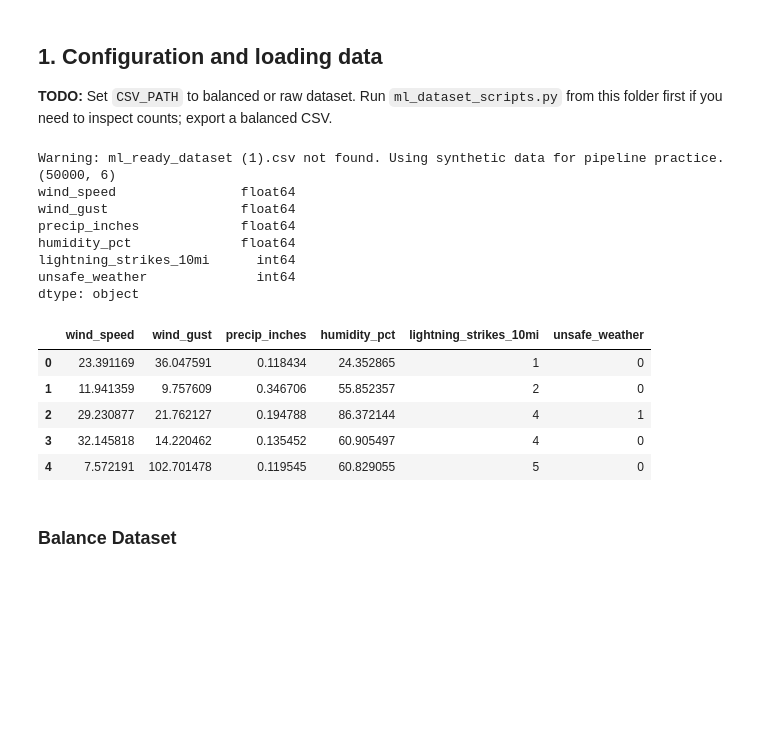
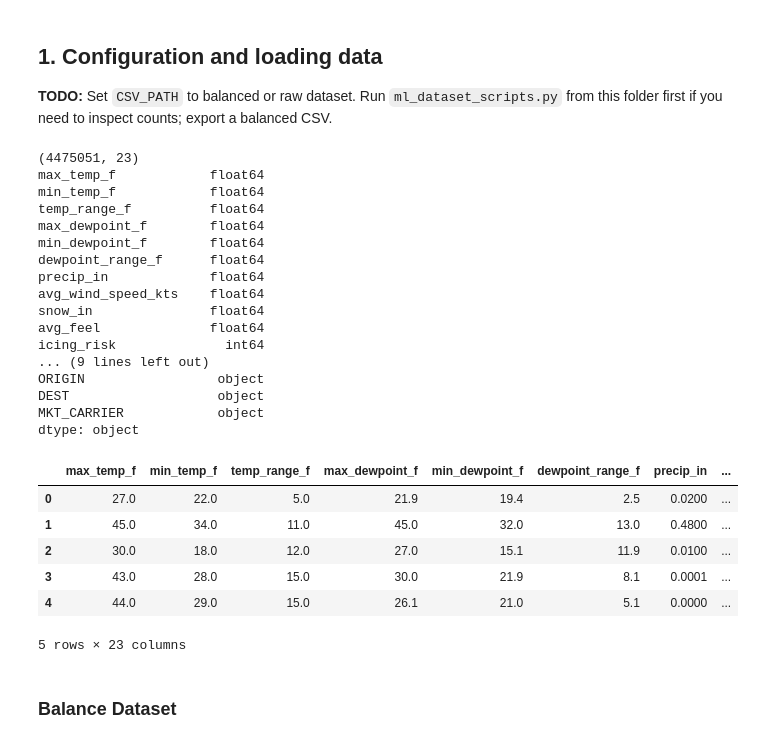
Before and after one commit to ufswe/teamtech25-26, a Jupyter notebook: backend/calculations/knn_weather_risk.ipynb, the cells around one changed output. Cells and saved outputs as stored; diff of their text form; code cells hidden in the pictures; blank space fills up the shorter version.

```diff
--- a/backend/calculations/knn_weather_risk.ipynb
+++ b/backend/calculations/knn_weather_risk.ipynb
@@ -57,49 +51,58 @@ Note: you may need to restart the kernel to use updated packages.
 **TODO:** Set `CSV_PATH` to balanced or raw dataset. Run `ml_dataset_scripts.py` from this folder first if you need to inspect counts; export a balanced CSV.
 # %%
 # Path relative to this notebook (usually backend/calculations)
-CSV_PATH = Path("ml_ready_dataset (1).csv")
+CSV_PATH = Path("ml_ready_dataset.csv")
 #print(Path("ml_ready_dataset (1).csv"))
 
 
 #If the file is missing, create a tiny synthetic dataset
 if not CSV_PATH.is_file():
     print(f"Warning: {CSV_PATH} not found. Using synthetic data for pipeline practice.")
     rng = np.random.default_rng(42)
     n = 50000
     df = pd.DataFrame(
         {
             "wind_speed": rng.lognormal(3, 0.5, n),
             "wind_gust": rng.lognormal(3.2, 0.5, n),
             "precip_inches": rng.exponential(0.1, n),
             "humidity_pct": rng.uniform(20, 100, n),
             "lightning_strikes_10mi": rng.poisson(2, n),
             "unsafe_weather": rng.choice([0, 1], n, p=[0.85, 0.15]),
         }
     )
 else:
 
     df = pd.read_csv(CSV_PATH)
 
 
 print(df.shape)
 print(df.dtypes)
 df.head()
 # %% [output]
-Warning: ml_ready_dataset (1).csv not found. Using synthetic data for pipeline practice.
-(50000, 6)
-wind_speed                float64
-wind_gust                 float64
-precip_inches             float64
-humidity_pct              float64
-lightning_strikes_10mi      int64
-unsafe_weather              int64
+(4475051, 23)
+max_temp_f            float64
+min_temp_f            float64
+temp_range_f          float64
+max_dewpoint_f        float64
+min_dewpoint_f        float64
+dewpoint_range_f      float64
+precip_in             float64
+avg_wind_speed_kts    float64
+snow_in               float64
+avg_feel              float64
+icing_risk              int64
+... (9 lines left out)
+ORIGIN                 object
+DEST                   object
+MKT_CARRIER            object
 dtype: object
-|  | wind_speed | wind_gust | precip_inches | humidity_pct | lightning_strikes_10mi | unsafe_weather |
-| 0 | 23.391169 | 36.047591 | 0.118434 | 24.352865 | 1 | 0 |
-| 1 | 11.941359 | 9.757609 | 0.346706 | 55.852357 | 2 | 0 |
-| 2 | 29.230877 | 21.762127 | 0.194788 | 86.372144 | 4 | 1 |
-| 3 | 32.145818 | 14.220462 | 0.135452 | 60.905497 | 4 | 0 |
-| 4 | 7.572191 | 102.701478 | 0.119545 | 60.829055 | 5 | 0 |
+|  | max_temp_f | min_temp_f | temp_range_f | max_dewpoint_f | min_dewpoint_f | dewpoint_range_f | precip_in | ... |
+| 0 | 27.0 | 22.0 | 5.0 | 21.9 | 19.4 | 2.5 | 0.0200 | ... |
+| 1 | 45.0 | 34.0 | 11.0 | 45.0 | 32.0 | 13.0 | 0.4800 | ... |
+| 2 | 30.0 | 18.0 | 12.0 | 27.0 | 15.1 | 11.9 | 0.0100 | ... |
+| 3 | 43.0 | 28.0 | 15.0 | 30.0 | 21.9 | 8.1 | 0.0001 | ... |
+| 4 | 44.0 | 29.0 | 15.0 | 26.1 | 21.0 | 5.1 | 0.0000 | ... |
+5 rows × 23 columns
 # %% [markdown]
 ### Balance Dataset
 # %% [markdown]
```
Also changed, not shown: parts of 5 cells of this notebook.
